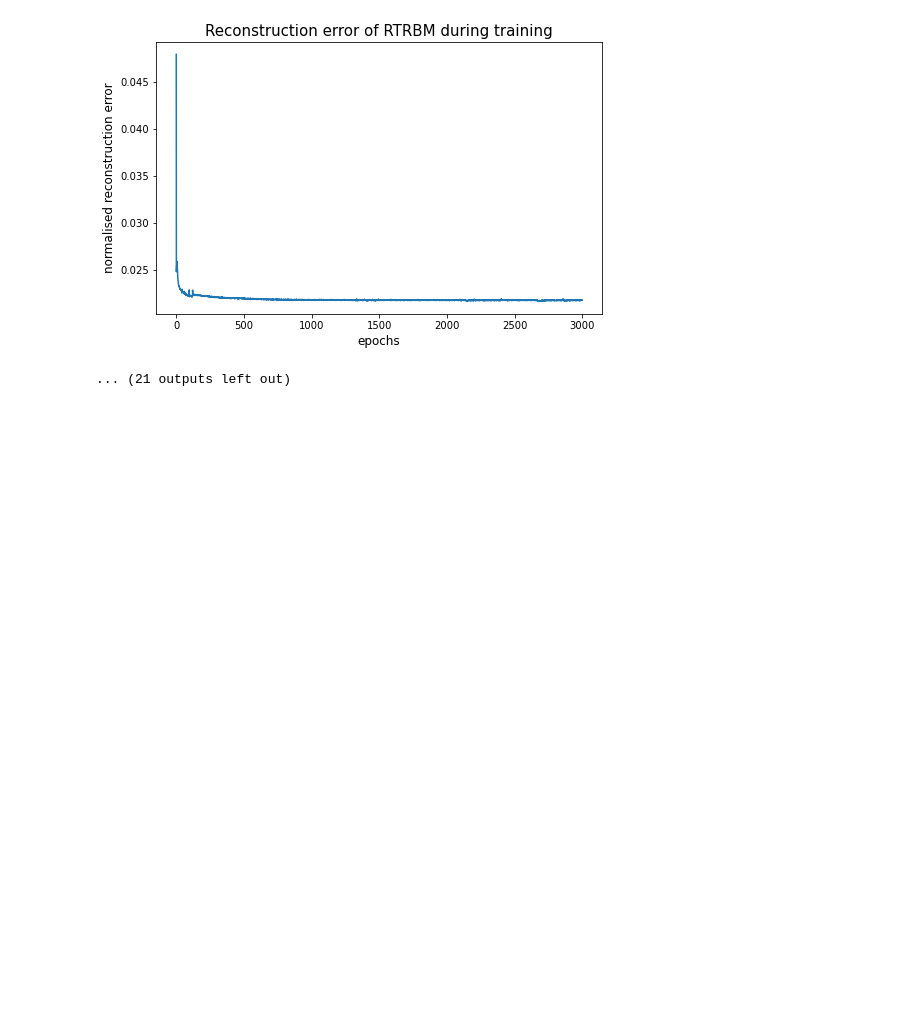
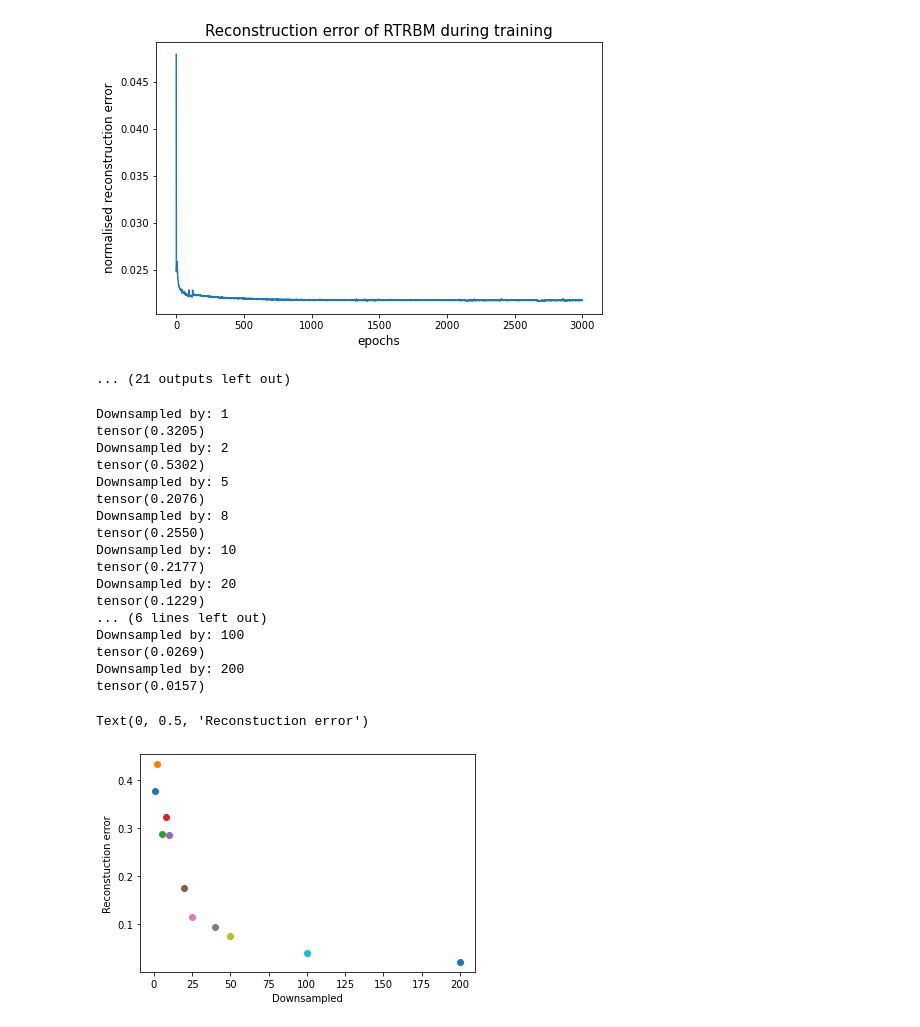
Before and after one commit to casperpeters/intern, a Jupyter notebook: notebooks/Poisson Time-shifted data/Analyse sampling rate.ipynb, the cells around one changed output. Cells and saved outputs as stored; diff of their text form; code cells hidden in the pictures; blank space fills up the shorter version.

```diff
--- a/notebooks/Poisson Time-shifted data/Analyse sampling rate.ipynb
+++ b/notebooks/Poisson Time-shifted data/Analyse sampling rate.ipynb
@@ -110,6 +109,35 @@ Downsampled by: 1
 [figure]
 [figure]
 ... (21 outputs left out)
+# %%
+
+for i in sampling_range:
+    print('Downsampled by: '+str(i))
+    rtrbm = torch.load(open(r'C:\Users\sebas\OneDrive\Intern\rtrbm_master\results\Sampling rate\3000\rtrbm_downsampled3000_'+str(i), 'rb'), map_location='cpu')
+    plt.scatter(i, torch.mean(rtrbm.errors[-500:]))
+    print(torch.mean(rtrbm.V))
+plt.xlabel('Downsampled')
+plt.ylabel('Reconstuction error')
+# %% [output]
+Downsampled by: 1
+tensor(0.3205)
+Downsampled by: 2
+tensor(0.5302)
+Downsampled by: 5
+tensor(0.2076)
+Downsampled by: 8
+tensor(0.2550)
+Downsampled by: 10
+tensor(0.2177)
+Downsampled by: 20
+tensor(0.1229)
+... (6 lines left out)
+Downsampled by: 100
+tensor(0.0269)
+Downsampled by: 200
+tensor(0.0157)
+Text(0, 0.5, 'Reconstuction error')
+[figure, added]
 # %%
 import numpy as np
 from math import cos, sin, atan2
```
Also changed, not shown: parts of 1 cell of this notebook, 4 other files.
